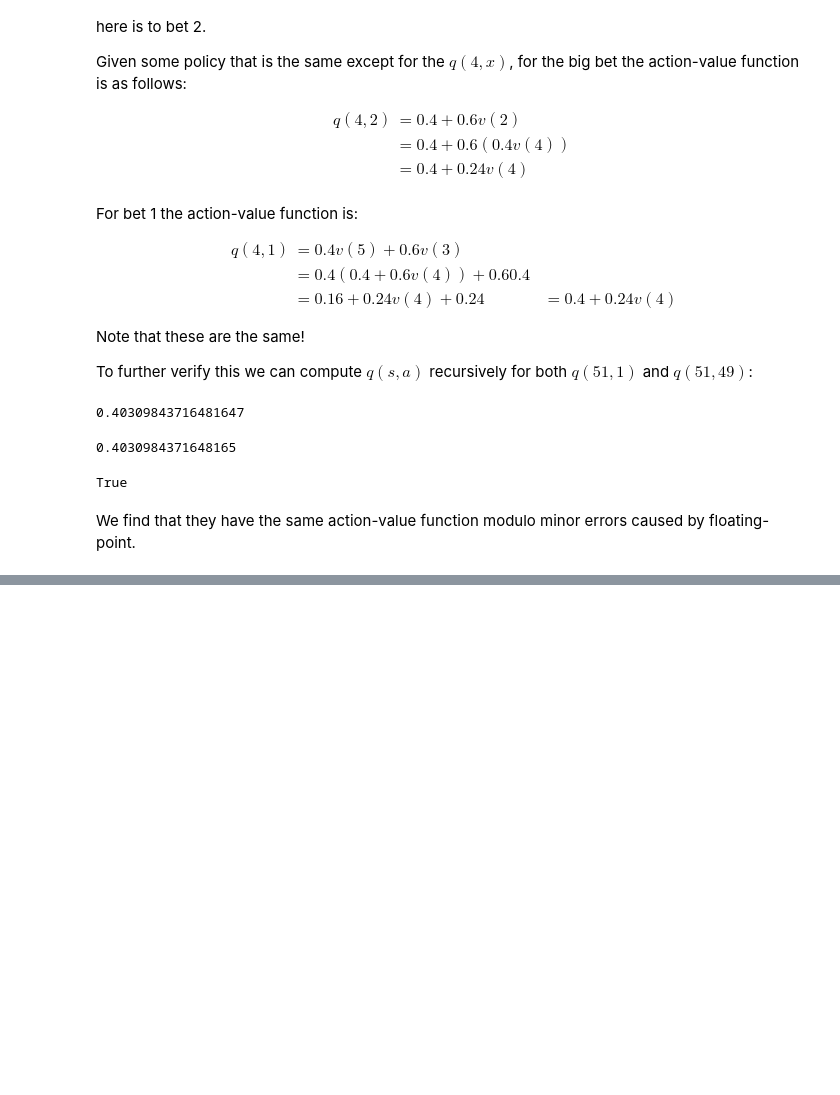
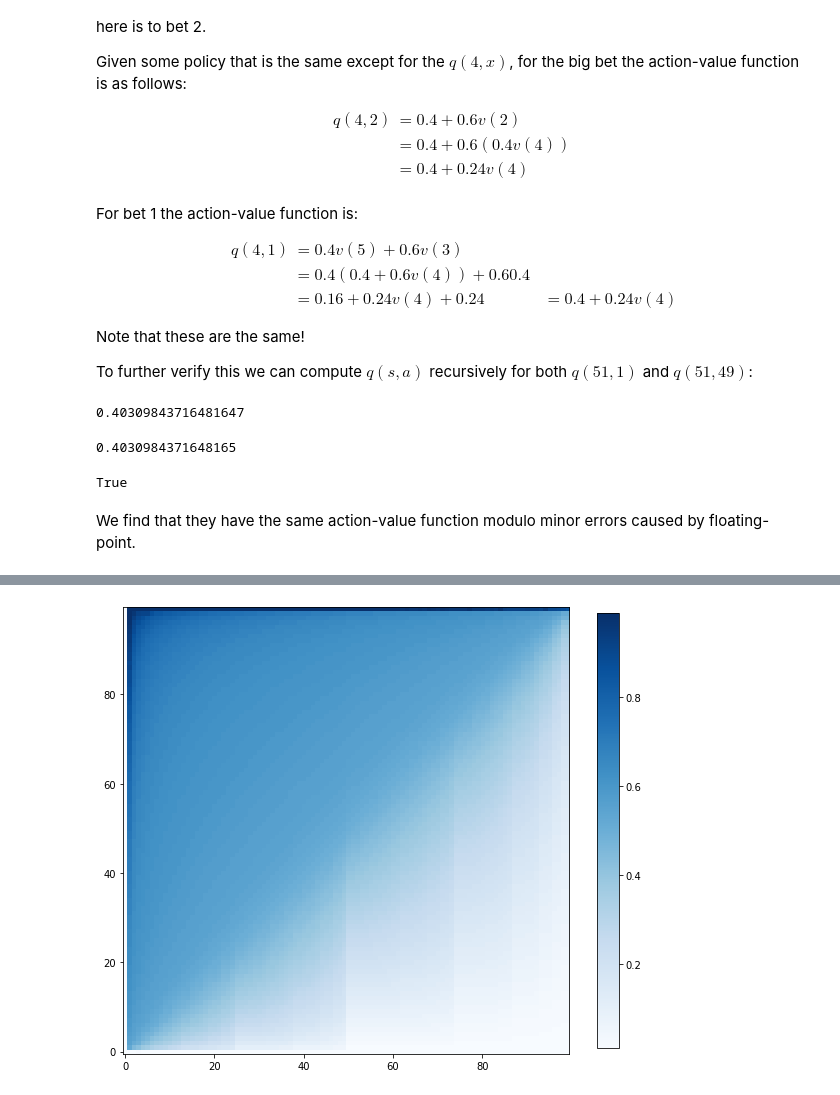
Before and after one commit to samgd/rl, a Jupyter notebook: rl_book_notes/part_1/3_dynamic_programming.ipynb, the cells around one changed output, grey strips where cells are left out. Saved outputs shown, nothing was run; the diff lists cells and outputs as text; code cells hidden in the pictures; blank space fills up the shorter version.

```diff
--- a/rl_book_notes/part_1/3_dynamic_programming.ipynb
+++ b/rl_book_notes/part_1/3_dynamic_programming.ipynb
@@ -1587,3 +1594,19 @@ abs(q(51, 49) - q(51, 1)) < 1e-9
 True
 # %% [markdown]
 We find that they have the same action-value function modulo minor errors caused by floating-point.
+# %%
+# Exercise 4.9: Solve the gambler's problem for p_h = 0.25 and p_h = 0.55:
+
+solutions = {}
+p_hs = torch.arange(0.0, 1.0, 0.01).numpy().tolist()[1:]
+
+for p_h in p_hs:
+    solutions[p_h] = value_iteration(
+        states=states,
+        actions=actions,
+        dynamics=gen_dynamics(p_h),
+        theta=0.01,
+        gamma=1.0,
+        inplace=False,
+        parallel=False,
+    )
@@ -1589,0 +1635,21 @@ We find that they have the same action-value function modulo minor errors caused
+# %%
+grid_x, grid_y = np.mgrid[0:100:100j, 0:1:100j]
+# %%
+points = []
+colors = []
+for p_h in p_hs:
+    for x, y in zip(range(GOAL), solutions[p_h][:-1]):
+        points.append((x, y))
+        colors.append(p_h)
+
+points = np.array(points)
+colors = np.array(colors)
+
+grid_z = griddata(points, colors, (grid_x, grid_y), method="nearest")
+# %%
+c = plt.imshow(grid_z.T, origin="lower", cmap="Blues")
+plt.colorbar(c, shrink=0.8)
+plt.gcf().set_size_inches(10, 10)
+plt.show()
+# %% [output]
+[figure, added]
```
Also changed, not shown: parts of 13 cells of this notebook.
